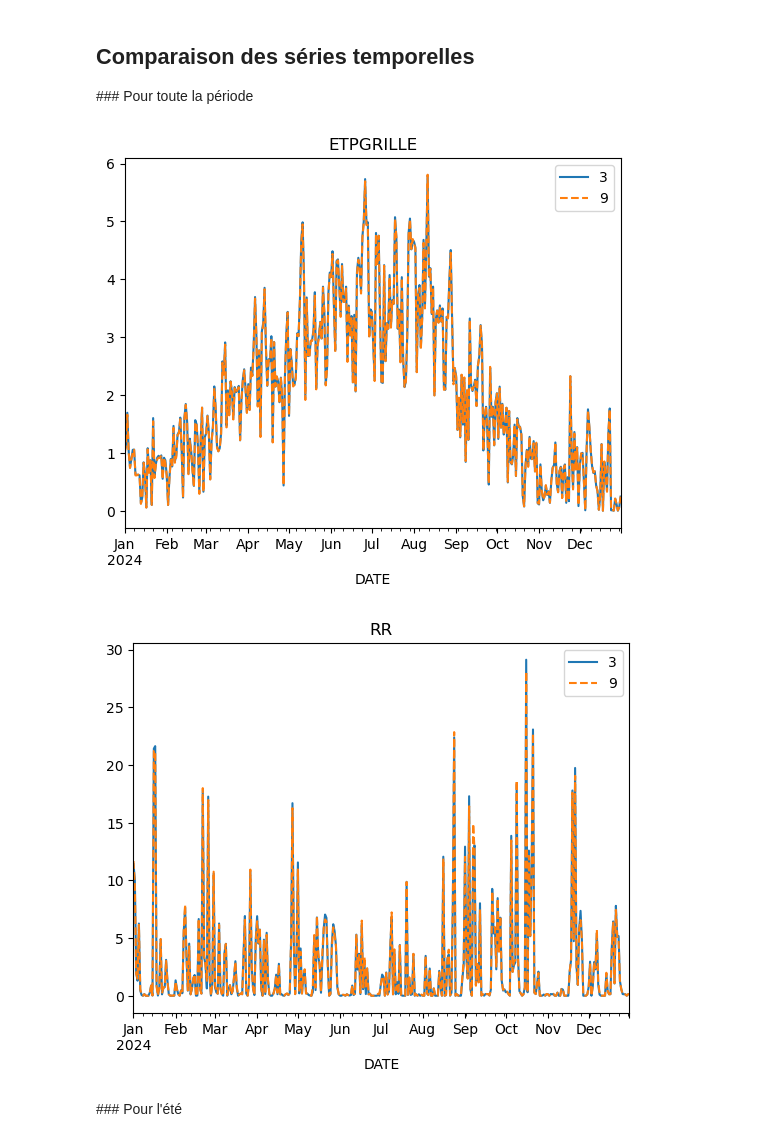
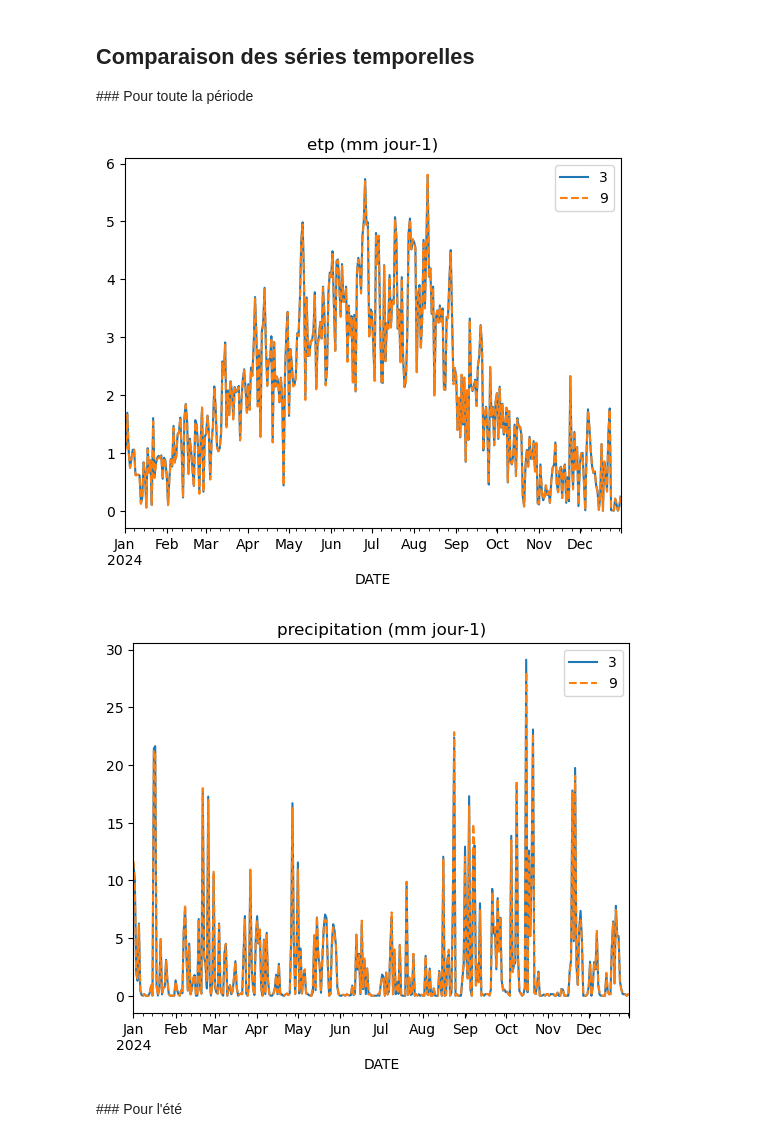
Before and after one commit to atantet/agri-notebooks, a Jupyter notebook: comparaison_interpolation_meteo_nn.ipynb, the cells around one changed output. Saved outputs shown, nothing was run; the diff lists cells and outputs as text; code cells hidden in the pictures.

```diff
--- a/comparaison_interpolation_meteo_nn.ipynb
+++ b/comparaison_interpolation_meteo_nn.ipynb
@@ -31,19 +31,24 @@ import pandas as pd
 
 # Lecture des données de la station de référence pour les différents choix des plus proches voisins
 df_meteo_ref_dict = {}
-for nn_nombre in NN_NOMBRE_ARR:
+for param in NN_NOMBRE_ARR:
     filepath_donnee = meteofrance.get_filepath_donnee_periode(
         client, DATE_DEB_PERIODE, DATE_FIN_PERIODE,
         frequence=METEOFRANCE_FREQUENCE,
-        id_departements=ID_DEPARTEMENTS, nn_nombre=nn_nombre)
+        id_departements=ID_DEPARTEMENTS, nn_nombre=param)
 
     str_ref_station_name = REF_STATION_NAME.lower().replace(' ', '')
     filepath_donnee_ref = filepath_donnee.with_name(
         filepath_donnee.stem + '_' + str_ref_station_name + filepath_donnee.suffix)
 
-    df_meteo_ref_dict[nn_nombre] = pd.read_csv(
+    df_meteo_ref = pd.read_csv(
         filepath_donnee_ref, parse_dates=[client.time_label],
-        index_col=client.time_label).stack()
+        index_col=client.time_label)
+
+    df_meteo_ref = meteofrance.renommer_variables(
+        client, df_meteo_ref, METEOFRANCE_FREQUENCE)
+
+    df_meteo_ref_dict[param] = df_meteo_ref.stack(future_stack=True)
 
 df_meteo_ref_comp = pd.DataFrame(df_meteo_ref_dict).stack().unstack(0).transpose()
 
@@ -71,11 +76,12 @@ df_meteo_ref_comp
 # %%
 # Plot full time series
 style = ['-', '--']
 for variable in df_meteo_ref_comp.columns.levels[0]:
-    df_meteo_ref_comp[variable].plot(style=style, title=variable)
+    title = f"{variable} ({meteofrance.UNITES[variable]})"
+    df_meteo_ref_comp[variable].plot(style=style, title=title)
 # %% [output]
-[figure, old version]
+[figure, new version]
-[figure, old version]
+[figure, new version]
 # %% [markdown]
 ### Pour l'été
 # %%
```
Also changed, not shown: parts of 2 cells of this notebook, 6 other files.
